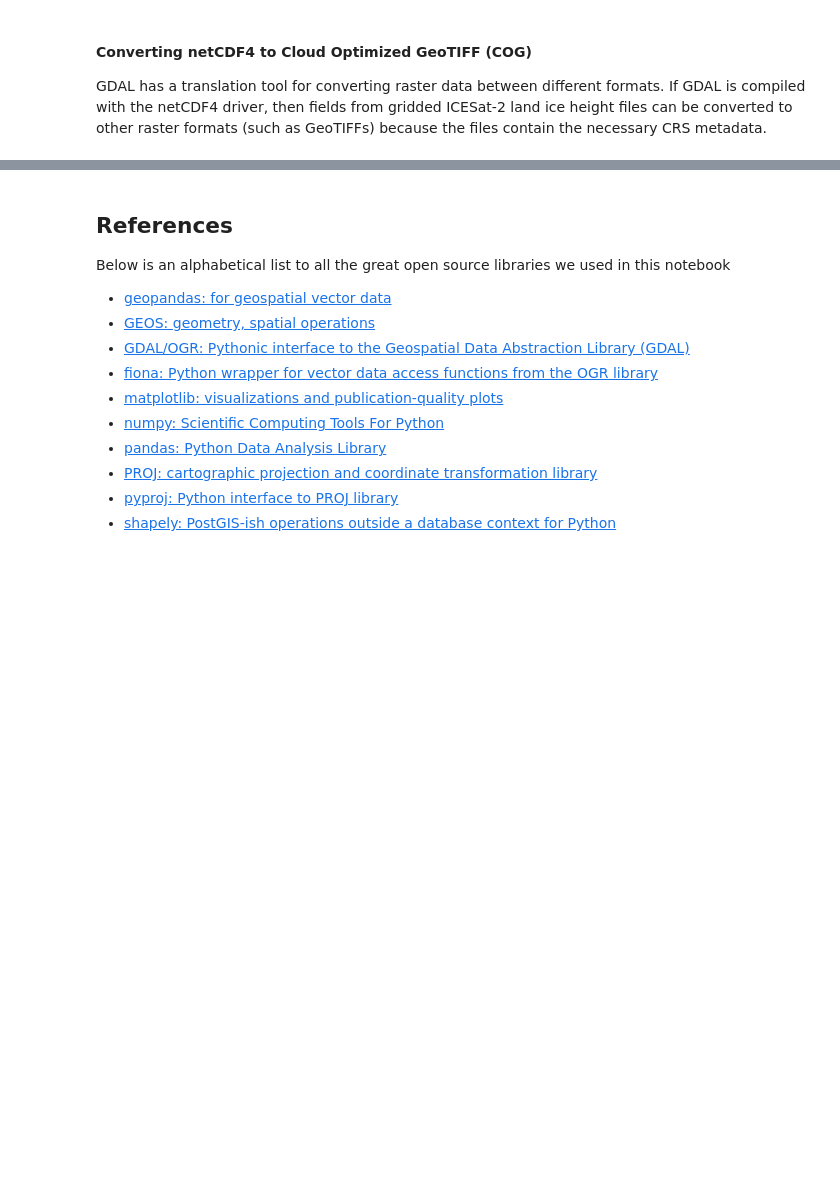
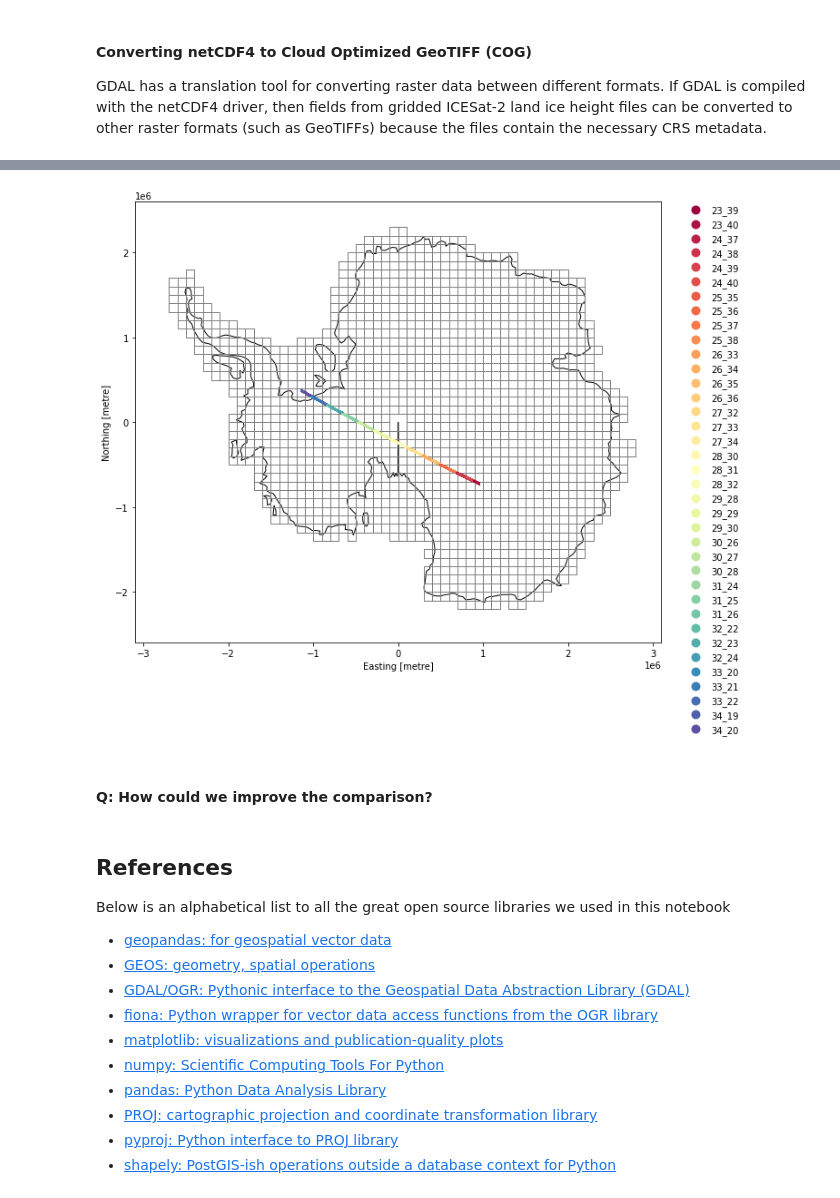
Before and after one commit to ICESAT-2HackWeek/website2022, a Jupyter notebook: book/tutorials/geospatial/geospatial-advanced.ipynb, the cells around one changed output, grey strips where cells are left out. Drawn from its saved outputs; the diff is of its cells as text; code cells hidden in the pictures; blank space fills up the shorter version.

Commit message:
add REMA comparison

```diff
--- a/book/tutorials/geospatial/geospatial-advanced.ipynb
+++ b/book/tutorials/geospatial/geospatial-advanced.ipynb
@@ -1208,0 +1224,9 @@ gdalinfo -proj4 ATL15_GL_delta_h_0311_01km_001_01.tif
+# %%
+# query CMR for ATL06 files
+ids,urls = utilities.cmr(product='ATL06',release='005',cycles=3,tracks=483,granules=11,verbose=False)
+# ICESat-2 ATL06 files as geodataframe
+atl06 = gpd.GeoDataFrame(geometry=gpd.points_from_xy([],[]), crs='EPSG:7661')
+for i,url in enumerate(urls):
+    # read ATL06 as in-memory file-like object
+    buffer,response_error = utilities.from_nsidc(url)
+    atl06 = atl06.append(ATL06_to_dataframe(buffer, groups=[], crs='EPSG:7661'))
@@ -1208,0 +1241,26 @@ gdalinfo -proj4 ATL15_GL_delta_h_0311_01km_001_01.tif
+# %%
+rema = gpd.read_file('/vsizip//vsicurl/https://data.pgc.umn.edu/elev/dem/setsm/REMA/indexes/REMA_Tile_Index_Rel1.1.zip')
+tiles = gpd.sjoin(atl06.to_crs(rema.crs), rema, how="inner", op='intersects')
+
+fig,ax3 = plt.subplots(num=3, figsize=(10,7.5))
+xmin,xmax,ymin,ymax = (-3100000,3100000,-2600000,2600000)
+# add coastlines
+world = gpd.read_file(gpd.datasets.get_path('naturalearth_lowres')).to_crs(rema.crs)
+world.plot(ax=ax3, color='none', edgecolor='black')
+# add polygons of REMA outputs
+rema.plot(ax=ax3, color='none', edgecolor='0.5')
+# add scatter plot of ATL06 data marked by REMA bin
+legend_kwds = dict(bbox_to_anchor=(1.04, 1), loc=2, borderaxespad=0., frameon=False)
+tiles.plot('tile', ax=ax3, markersize=0.5, cmap=plt.cm.get_cmap('Spectral'),
+   legend=True, categorical=True, legend_kwds=legend_kwds)
+# set x and y limits
+ax3.set_xlim(xmin,xmax)
+ax3.set_ylim(ymin,ymax)
+ax3.set_aspect('equal', adjustable='box')
+# add x and y labels
+x_info,y_info = rema.crs.axis_info
+ax3.set_xlabel('{0} [{1}]'.format(x_info.name,x_info.unit_name))
+ax3.set_ylabel('{0} [{1}]'.format(y_info.name,y_info.unit_name))
+fig.subplots_adjust(left=0.06,right=0.9,bottom=0.08,top=0.98)
+# %% [output]
+[figure, added]
@@ -1209,3 +1345,5 @@ gdalinfo -proj4 ATL15_GL_delta_h_0311_01km_001_01.tif
+# %% [markdown]
+#### **Q: How could we improve the comparison?**
 # %% [markdown]
 References
 ----------
```
Also changed, not shown: parts of 15 cells of this notebook, 2 other files.
